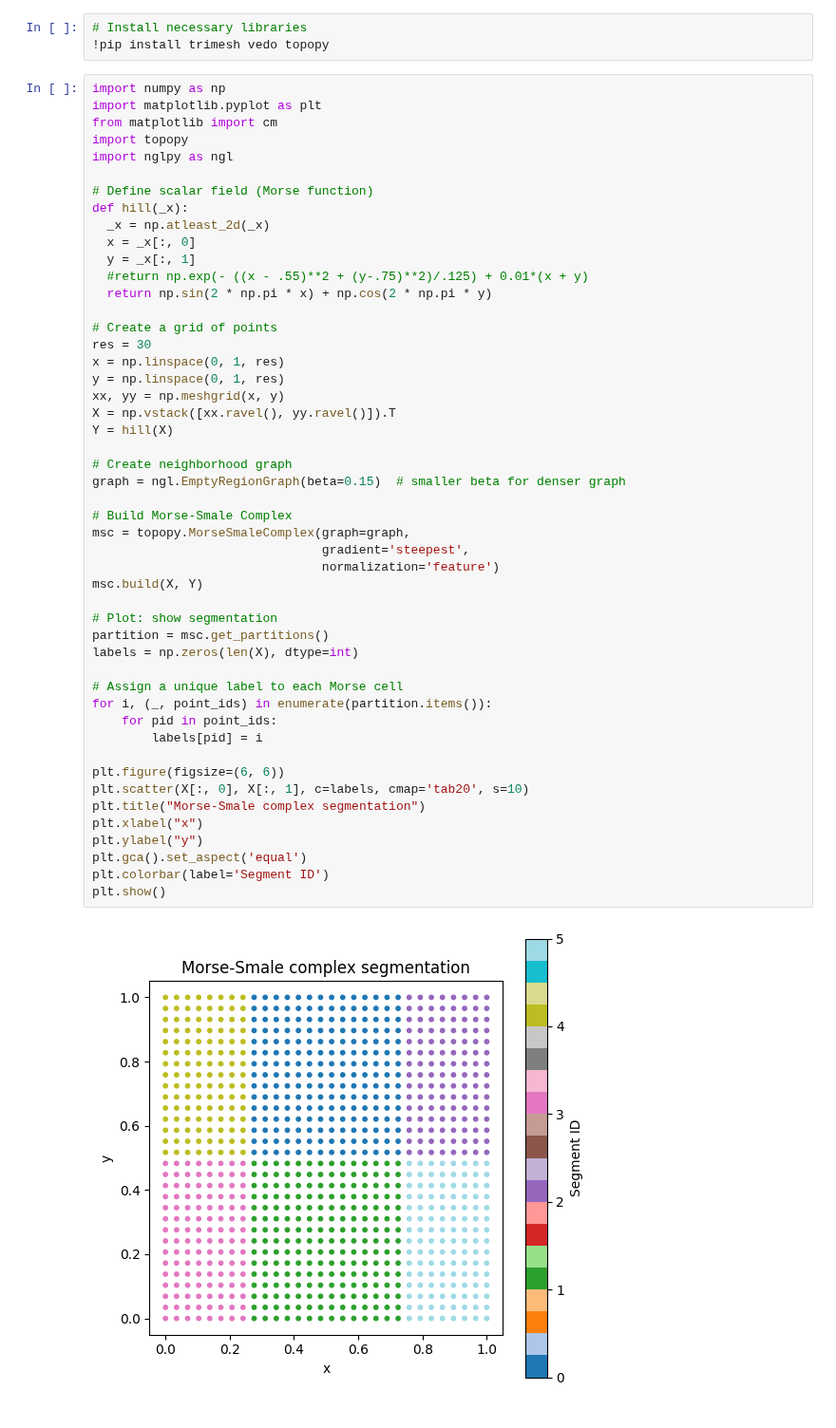
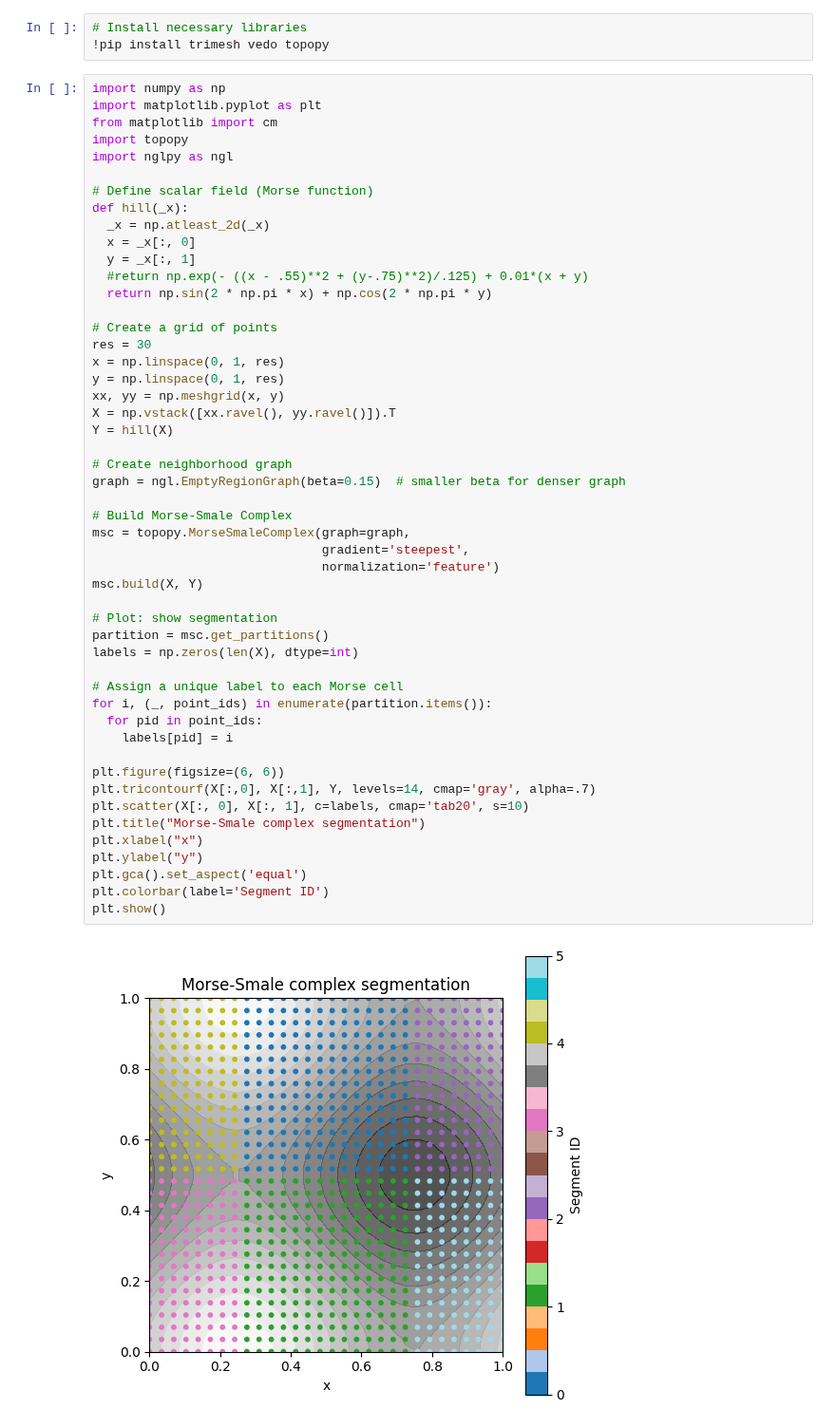
Before and after one commit to fbeilstein/topological_data_analysis, a Jupyter notebook: lecture_12_discrete_morse_theory.ipynb, the cells around one changed output. Shown at 95% size. Drawn from its saved outputs; the diff is of its cells as text.

```diff
--- a/lecture_12_discrete_morse_theory.ipynb
+++ b/lecture_12_discrete_morse_theory.ipynb
@@ -28,36 +26,37 @@ x = np.linspace(0, 1, res)
 y = np.linspace(0, 1, res)
 xx, yy = np.meshgrid(x, y)
 X = np.vstack([xx.ravel(), yy.ravel()]).T
 Y = hill(X)
 
 # Create neighborhood graph
 graph = ngl.EmptyRegionGraph(beta=0.15)  # smaller beta for denser graph
 
 # Build Morse-Smale Complex
 msc = topopy.MorseSmaleComplex(graph=graph,
                                gradient='steepest',
                                normalization='feature')
 msc.build(X, Y)
 
 # Plot: show segmentation
 partition = msc.get_partitions()
 labels = np.zeros(len(X), dtype=int)
 
 # Assign a unique label to each Morse cell
 for i, (_, point_ids) in enumerate(partition.items()):
-    for pid in point_ids:
-        labels[pid] = i
+  for pid in point_ids:
+    labels[pid] = i
 
 plt.figure(figsize=(6, 6))
+plt.tricontourf(X[:,0], X[:,1], Y, levels=14, cmap='gray', alpha=.7)
 plt.scatter(X[:, 0], X[:, 1], c=labels, cmap='tab20', s=10)
 plt.title("Morse-Smale complex segmentation")
 plt.xlabel("x")
 plt.ylabel("y")
 plt.gca().set_aspect('equal')
 plt.colorbar(label='Segment ID')
 plt.show()
 # %% [output]
-[figure, old version]
+[figure, new version]
 # %%
 import plotly.graph_objects as go
 
```
Also changed, not shown: parts of 3 cells of this notebook.
